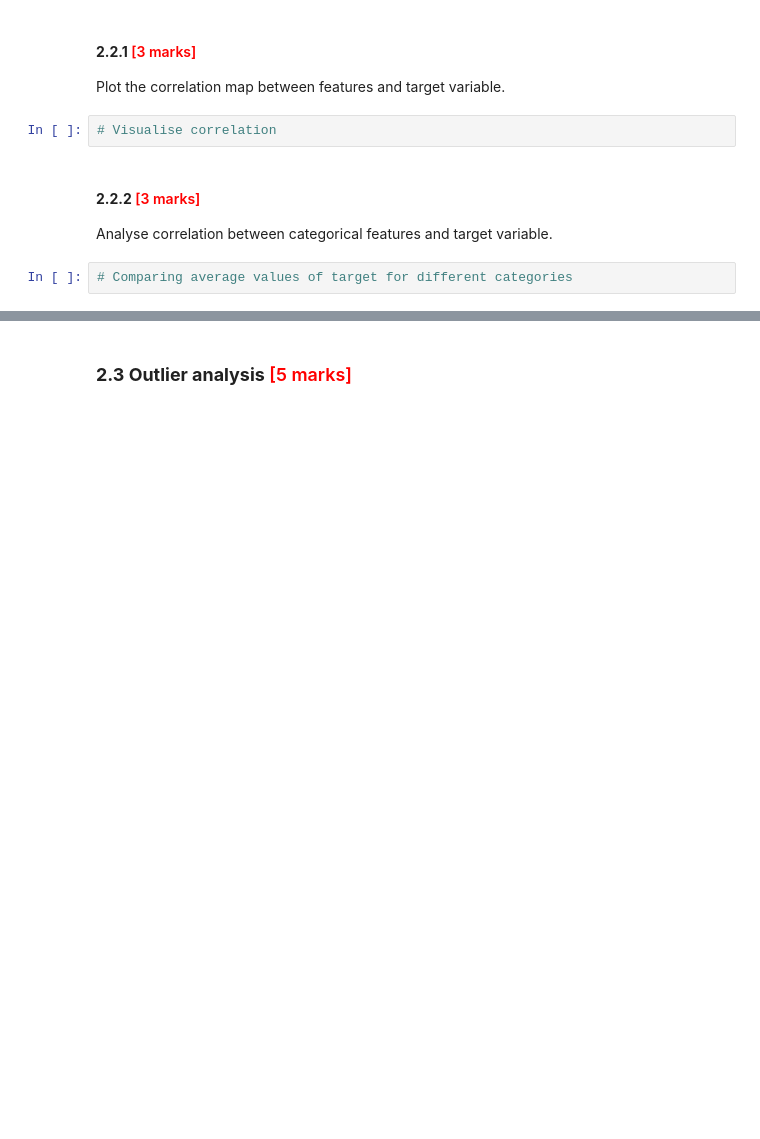
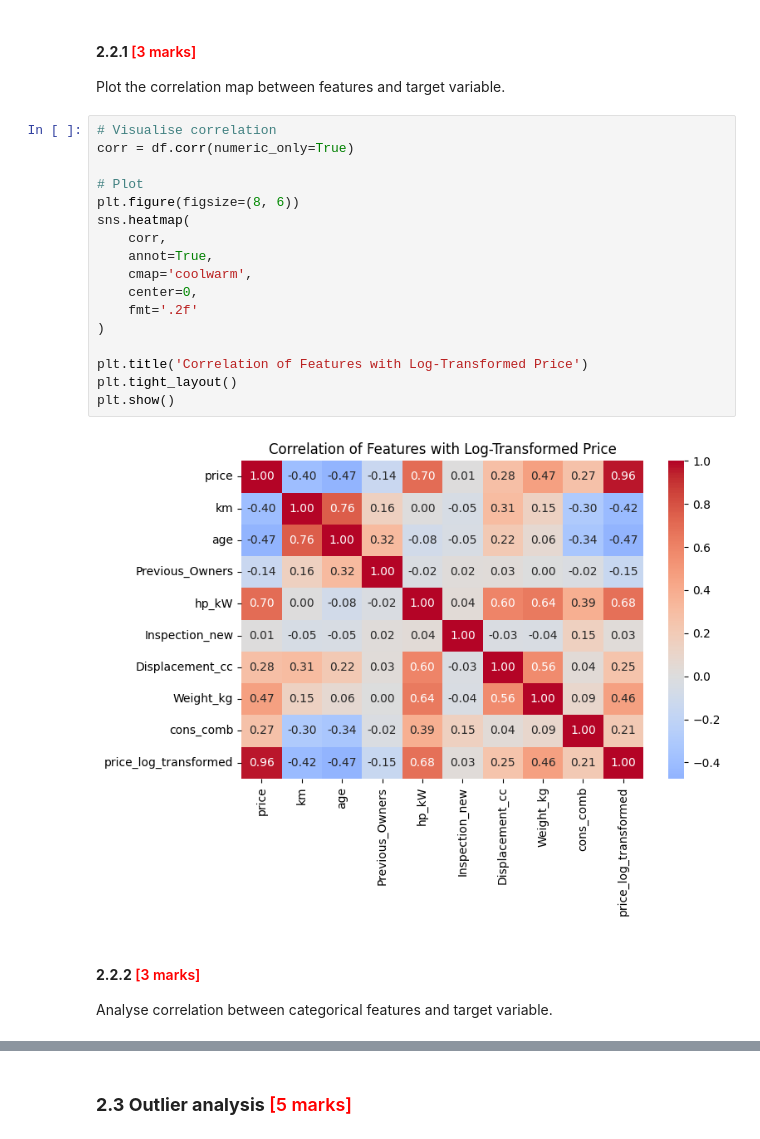
Before and after one commit to shaloy-lewis/Car_Price_Prediction, a Jupyter notebook: RR_Car_Price_Prediction_Shaloy_Lewis.ipynb, the cells around one changed output, grey strips where cells are left out. Saved outputs shown, nothing was run; the diff lists cells and outputs as text; blank space fills up the shorter version.

```diff
--- a/RR_Car_Price_Prediction_Shaloy_Lewis.ipynb
+++ b/RR_Car_Price_Prediction_Shaloy_Lewis.ipynb
@@ -239,10 +359,25 @@ Identify target variable and plot the frequency distributions. Apply necessary t
 # %% [markdown]
 #### **2.2.1** <font color =red> [3 marks] </font>
 Plot the correlation map between features and target variable.
-# %%
-# Visualise correlation
+# %%
+# Visualise correlation
+corr = df.corr(numeric_only=True)
+
+# Plot
+plt.figure(figsize=(8, 6))
+sns.heatmap(
+    corr,
+    annot=True,
+    cmap='coolwarm',
+    center=0,
+    fmt='.2f'
+)
+
+plt.title('Correlation of Features with Log-Transformed Price')
+plt.tight_layout()
+plt.show()
+# %% [output]
+[figure, added]
 # %% [markdown]
 #### **2.2.2** <font color =red> [3 marks] </font>
 Analyse correlation between categorical features and target variable.
-# %%
-# Comparing average values of target for different categories
```
Also changed, not shown: parts of 110 cells of this notebook.
